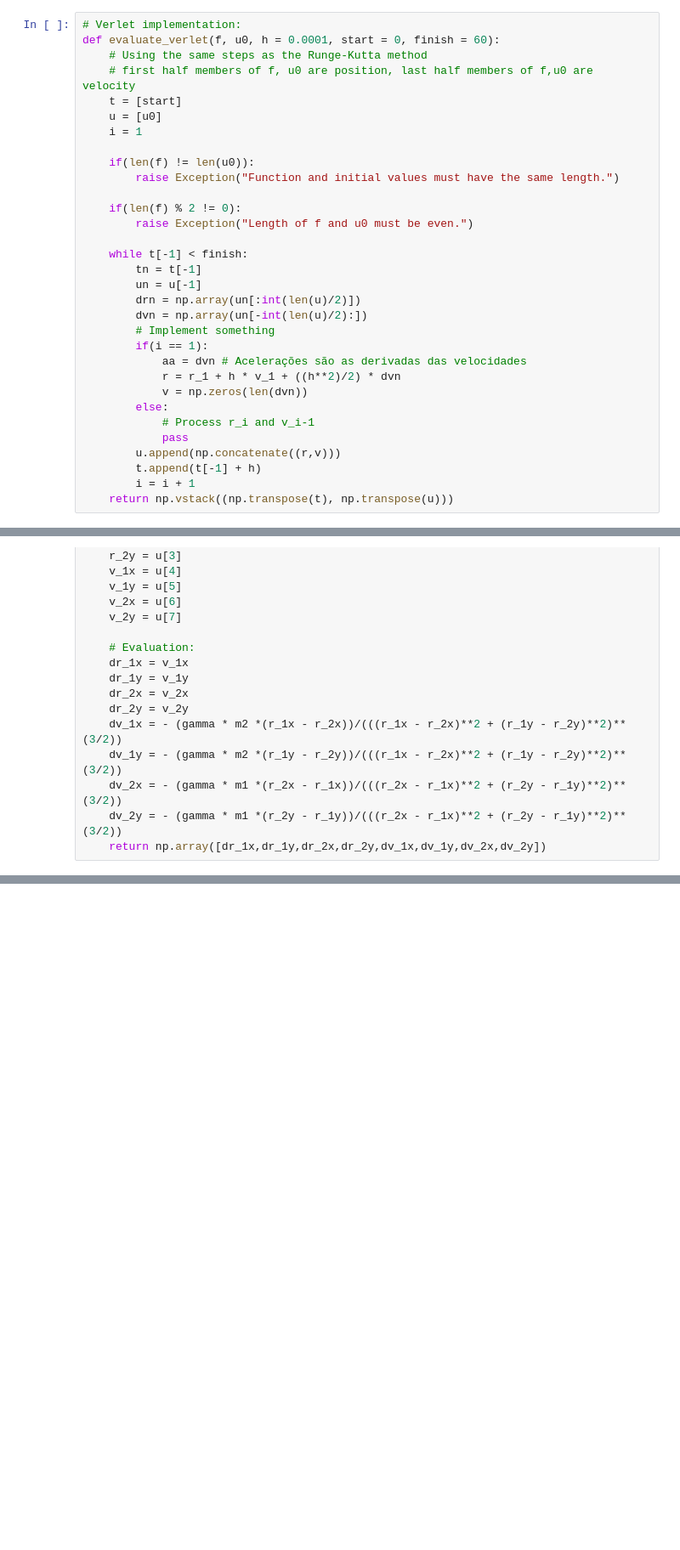
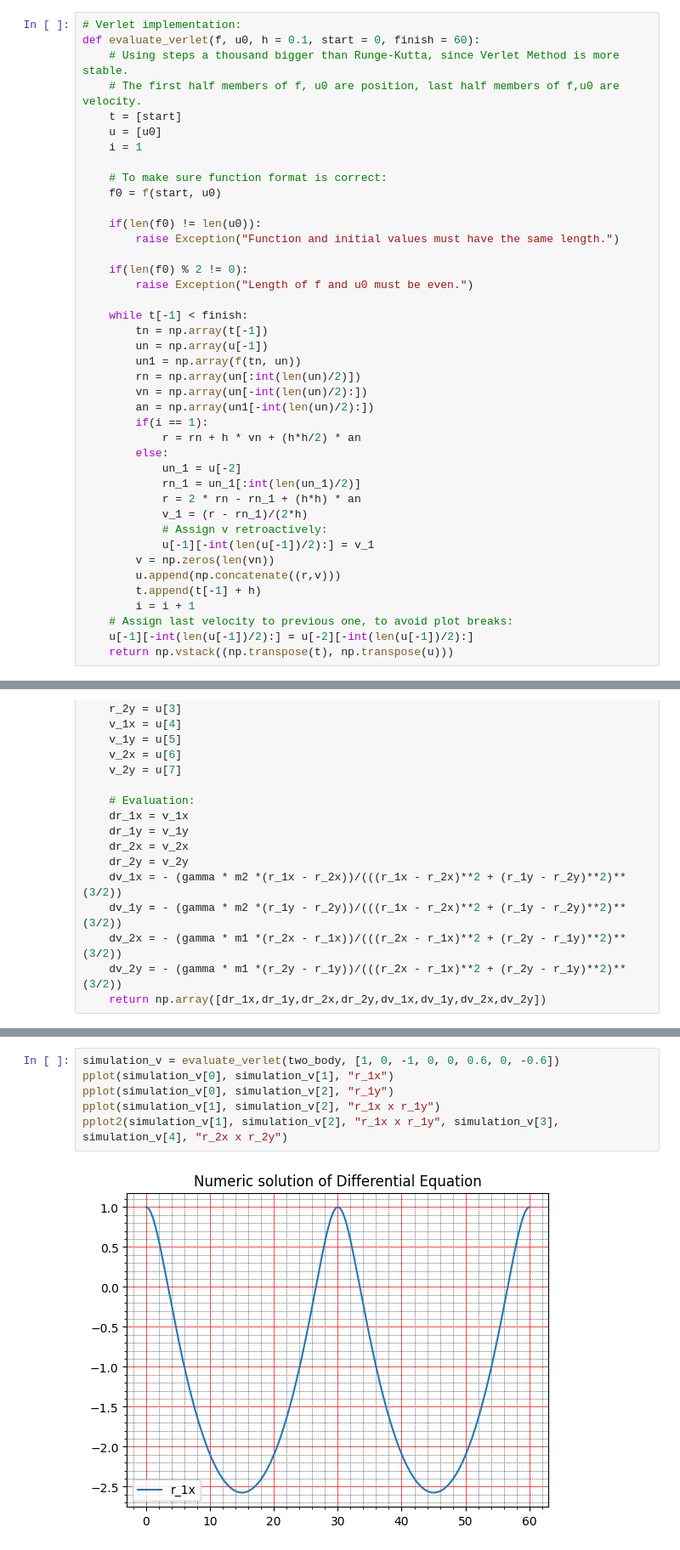
Before and after one commit to PSF-UFRJ/global-ufrj, a Jupyter notebook: cientifica-2/Projeto 2.ipynb, the cells around one changed output, grey strips where cells are left out. Shown: that part at 85% size. Cells and saved outputs as stored; diff of their text form; blank space fills up the shorter version.

Commit message:
Finished Verlet Method and analysis of two body problem. Starting the Three Body Problem

```diff
--- a/cientifica-2/Projeto 2.ipynb
+++ b/cientifica-2/Projeto 2.ipynb
@@ -94,35 +96,44 @@ def evaluate_runge_kutta(f, u0, h = 0.0001, start = 0, finish = 60):
     return np.vstack((np.transpose(t), np.transpose(u)))
 # %%
 # Verlet implementation:
-def evaluate_verlet(f, u0, h = 0.0001, start = 0, finish = 60):
-    # Using the same steps as the Runge-Kutta method
-    # first half members of f, u0 are position, last half members of f,u0 are velocity
+def evaluate_verlet(f, u0, h = 0.1, start = 0, finish = 60):
+    # Using steps a thousand bigger than Runge-Kutta, since Verlet Method is more stable.
+    # The first half members of f, u0 are position, last half members of f,u0 are velocity.
     t = [start]
     u = [u0]
     i = 1
 
-    if(len(f) != len(u0)):
+    # To make sure function format is correct:
+    f0 = f(start, u0)
+
+    if(len(f0) != len(u0)):
         raise Exception("Function and initial values must have the same length.")
 
-    if(len(f) % 2 != 0):
+    if(len(f0) % 2 != 0):
         raise Exception("Length of f and u0 must be even.")
 
     while t[-1] < finish:
-        tn = t[-1]
-        un = u[-1]
-        drn = np.array(un[:int(len(u)/2)])
-        dvn = np.array(un[-int(len(u)/2):])
-        # Implement something
+        tn = np.array(t[-1])
+        un = np.array(u[-1])
+        un1 = np.array(f(tn, un))
+        rn = np.array(un[:int(len(un)/2)])
+        vn = np.array(un[-int(len(un)/2):])
+        an = np.array(un1[-int(len(un)/2):])
         if(i == 1):
-            aa = dvn # Acelerações são as derivadas das velocidades
-            r = r_1 + h * v_1 + ((h**2)/2) * dvn
-            v = np.zeros(len(dvn))
+            r = rn + h * vn + (h*h/2) * an
         else:
-            # Process r_i and v_i-1
-            pass
+            un_1 = u[-2]
+            rn_1 = un_1[:int(len(un_1)/2)]
+            r = 2 * rn - rn_1 + (h*h) * an
+            v_1 = (r - rn_1)/(2*h)
+            # Assign v retroactively:
+            u[-1][-int(len(u[-1])/2):] = v_1
+        v = np.zeros(len(vn))
         u.append(np.concatenate((r,v)))
         t.append(t[-1] + h)
         i = i + 1
+    # Assign last velocity to previous one, to avoid plot breaks:
+    u[-1][-int(len(u[-1])/2):] = u[-2][-int(len(u[-1])/2):]
     return np.vstack((np.transpose(t), np.transpose(u)))
 # %%
 # Two Body system function:
@@ -165,0 +181,8 @@ pplot2(simulation[1], simulation[2], "r_1x x r_1y", simulation[3], simulation[4]
+# %%
+simulation_v = evaluate_verlet(two_body, [1, 0, -1, 0, 0, 0.6, 0, -0.6])
+pplot(simulation_v[0], simulation_v[1], "r_1x")
+pplot(simulation_v[0], simulation_v[2], "r_1y")
+pplot(simulation_v[1], simulation_v[2], "r_1x x r_1y")
+pplot2(simulation_v[1], simulation_v[2], "r_1x x r_1y", simulation_v[3], simulation_v[4], "r_2x x r_2y")
+# %% [output]
+[figure, added]
```
Also changed, not shown: parts of 6 cells of this notebook.
